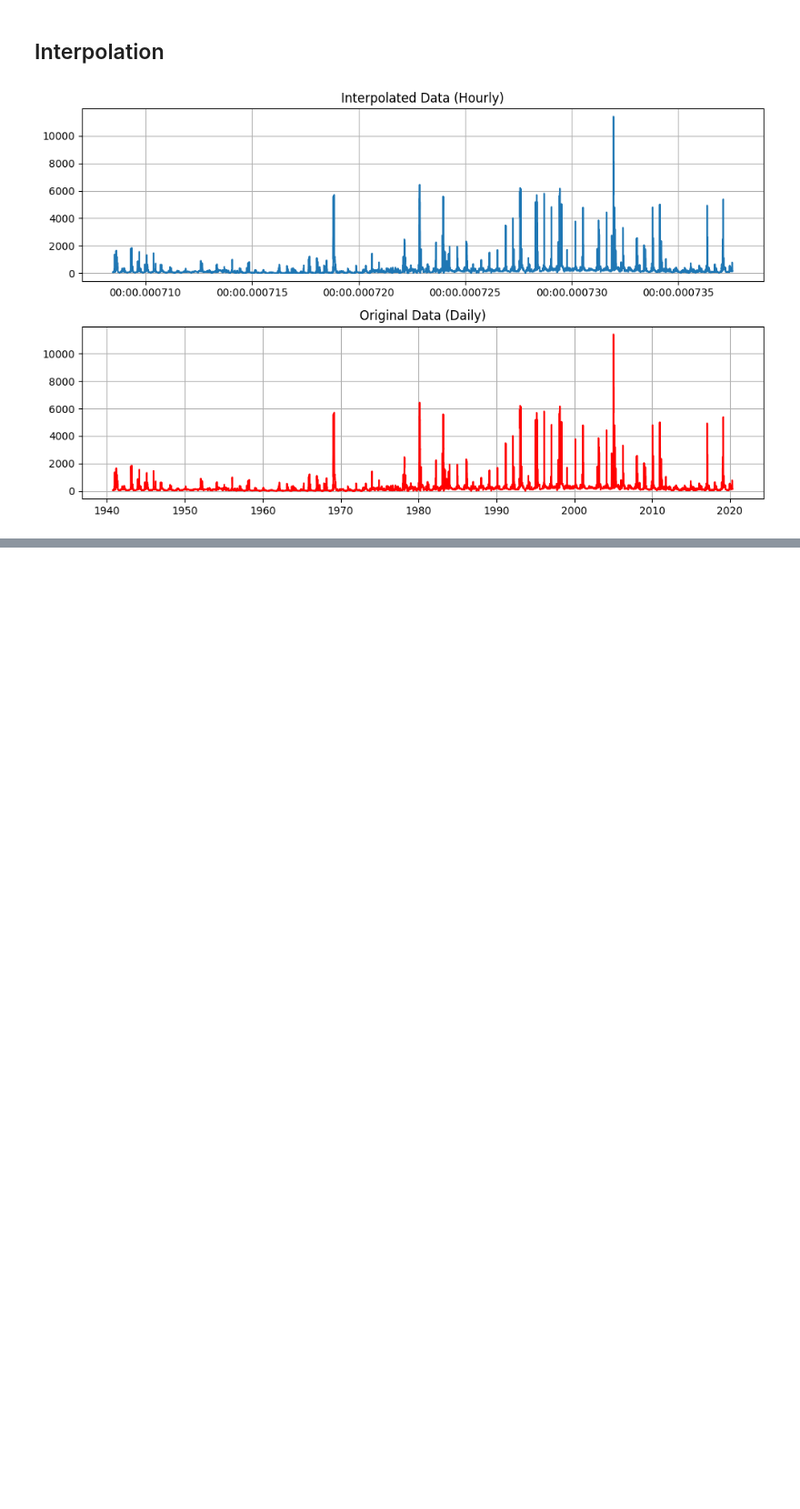
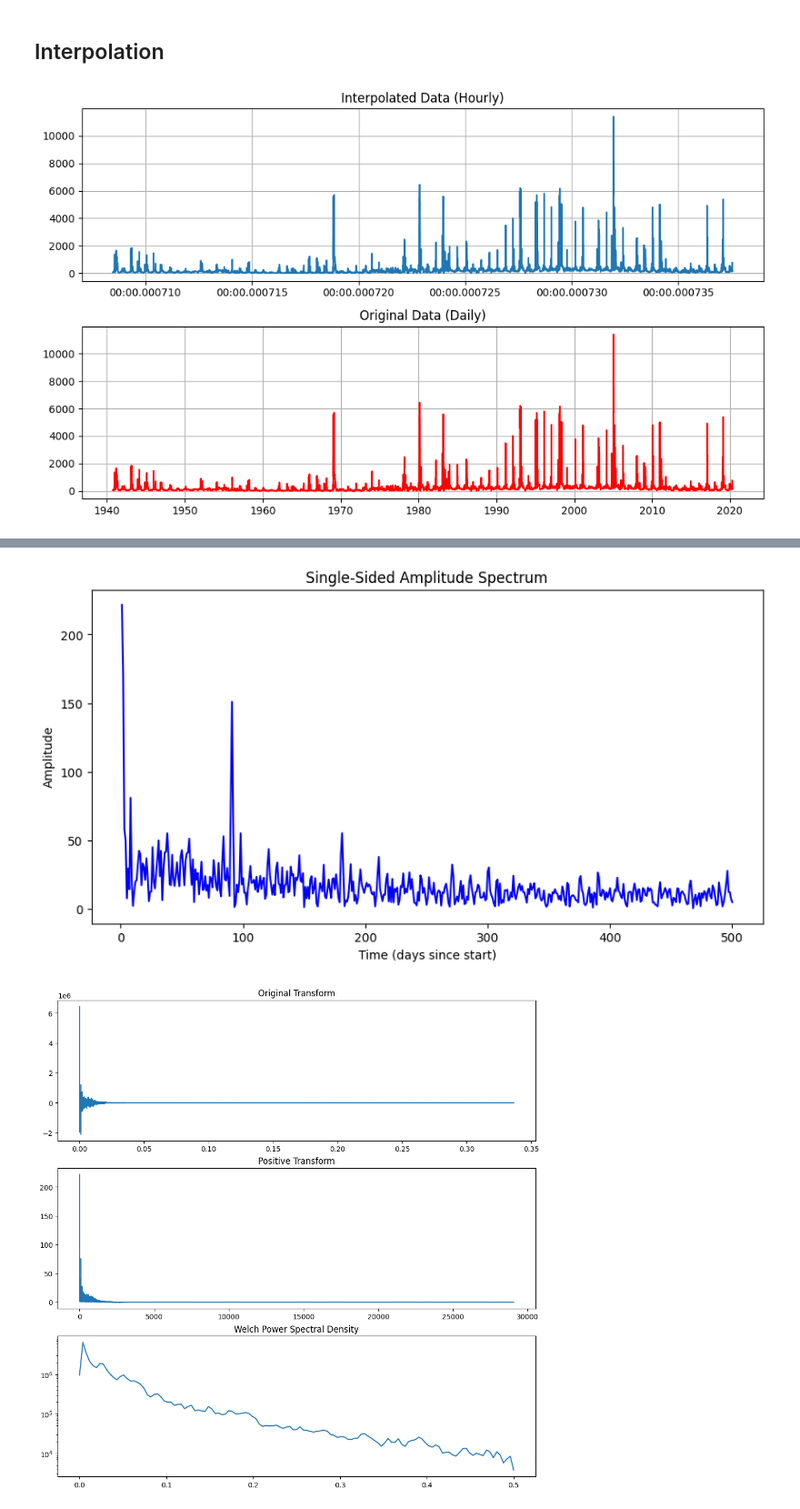
Before and after one commit to tgstone/sio-math-workshop, a Jupyter notebook: docs/source/day2/data_workshop2.ipynb, the cells around one changed output, grey strips where cells are left out. Shown at 91% size. Saved outputs shown, nothing was run; the diff lists cells and outputs as text; code cells hidden in the pictures; blank space fills up the shorter version.

```diff
--- a/docs/source/day2/data_workshop2.ipynb
+++ b/docs/source/day2/data_workshop2.ipynb
@@ -483,0 +596,43 @@ plt.show()
+# %%
+from scipy.signal import welch
+date=dates
+# --- Compute FFT quantities ---
+L = len(date)
+P2 = np.abs(orig / L)
+
+# MATLAB uses n/2 + 1 for positive frequencies
+P1 = P2[: int(n // 2) + 1].copy()
+P1[1:-1] = 2 * P1[1:-1]
+
+# Convert date to numeric like MATLAB datenum
+d = mdates.date2num(date)
+d = d - d[0] + 1  # start at 1
+
+# --- Plot first figure: first 500 points of positive FFT spectrum ---
+plt.figure(figsize=(10, 5))
+plt.plot(d[:500], P1[:500], 'b-')
+plt.xlabel("Time (days since start)")
+plt.ylabel("Amplitude")
+plt.title("Single-Sided Amplitude Spectrum")
+plt.show()
+
+# --- Tiled layout (3 subplots) ---
+fig, axs = plt.subplots(3, 1, figsize=(10, 10), constrained_layout=True)
+
+# 1. Original transformed data
+axs[0].plot(d / 86400, orig[:len(d)].real)  # divide by 86400 if you want seconds -> days
+axs[0].set_title('Original Transform')
+
+# 2. All positive transform
+axs[1].plot(d, P2[:len(d)])
+axs[1].set_title('Positive Transform')
+
+# 3. Welch Power Spectral Density
+f, Pxx = welch(flow, fs=1.0)  # fs=1.0 assumes 1 sample per day (adjust if different)
+axs[2].semilogy(f, Pxx)
+axs[2].set_title('Welch Power Spectral Density')
+
+plt.show()
+# %% [output]
+[figure, added]
+[figure, added]
```
Also changed, not shown: parts of 10 cells of this notebook.
